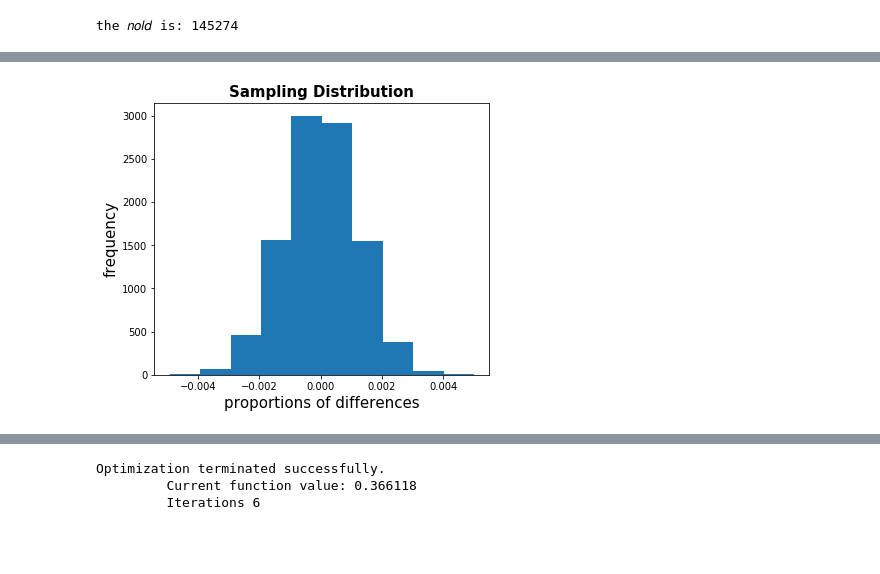
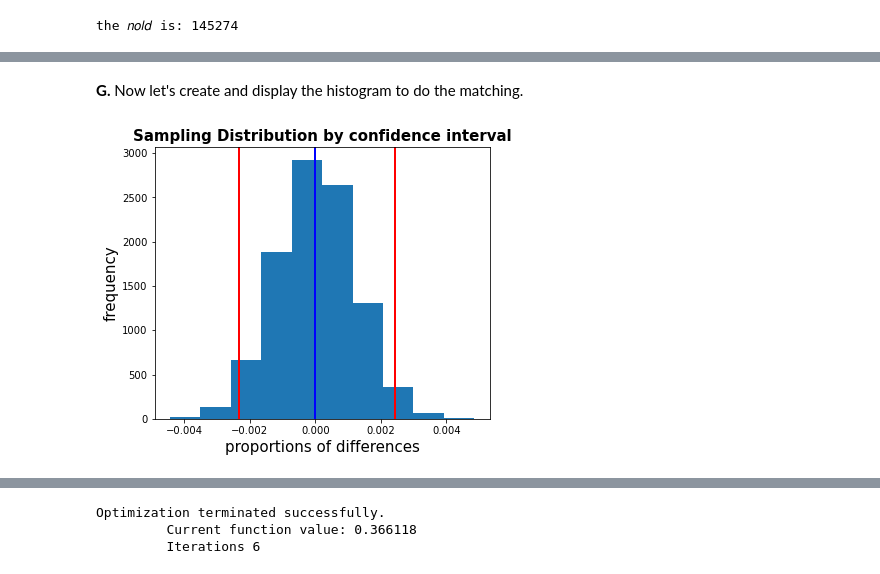
Before and after one commit to medons87/-Udacity_Analyze_A-B_Test_Results, a Jupyter notebook: Analyze_ab_test_results.ipynb, the cells around one changed output, grey strips where cells are left out. Drawn from its saved outputs; the diff is of its cells as text; code cells hidden in the pictures; blank space fills up the shorter version.

```diff
--- a/Analyze_ab_test_results.ipynb
+++ b/Analyze_ab_test_results.ipynb
@@ -281,0 +365,3 @@ Use the cells below to provide the necessary parts of this simulation.  You can
+# %%
+p_new_page = (df2.loc[df['group']=='treatment'].landing_page == 'new_page').mean()
+print('The probability that an individual received the new page is: {}'.format(p_new_page))
@@ -311,4 +487,8 @@ Simulate $n_{new}$ transactions with a conversion rate of $p_{new}$ under the nu
 # %%
-# Simulate a Sample for the treatment Group
-sample_new_page = np.random.choice([1,0], size=n_new, p=[p_new, 1-p_new], replace= True)
-sample_new_page
+# Sampling distribution
+p_diffs = []
+
+for i in range(10000):
+    sample_new_page = np.random.choice([1, 0], size=n_new, p=[p_new, 1-p_new], replace= True)
+    sample_old_page = np.random.choice([1, 0], size=n_old, p=[p_old, 1-p_old], replace= True)
+    p_diffs.append(sample_new_page.mean() - sample_old_page.mean())
@@ -344,8 +494,0 @@ Re-create `new_page_converted` and `old_page_converted` and find the $(p{'}_{new
-# %%
-# Sampling distribution
-p_diffs = []
-
-for i in range(10000):
-    sample_new_page = np.random.choice([1, 0], size=n_new, p=[p_new, (1-p_new)])
-    sample_old_page = np.random.choice([1, 0], size=n_old, p=[p_old, (1-p_old)])
-    p_diffs.append(sample_new_page.mean() - sample_old_page.mean())
@@ -355,11 +501,18 @@ Plot a histogram of the **p_diffs**.  Does this plot look like what you expected
+# %%
+p_diffs = np.array(p_diffs) # convert to numpy array
+
+low, high = np.percentile(p_diffs, 2.5), np.percentile(p_diffs, 97.5)
+# %% [markdown]
+**G.** Now let's create and display the histogram to do the matching.
 # %%
-p_diffs = np.array(p_diffs) # convert to numpy array
-
-#Look at the sampling distribution through the histogram
+#Looking at the sampling distribution through the histogram
 plt.figure(figsize=(6,5))
 plt.hist(p_diffs)
-plt.title('Sampling Distribution', fontsize=15, fontweight="bold")
+plt.title('Sampling Distribution by confidence interval', fontsize=15, fontweight="bold")
 plt.xlabel('proportions of differences', fontsize=15)
-plt.ylabel('frequency', fontsize=15);
+plt.ylabel('frequency', fontsize=15)
+plt.axvline(x= low, color= 'r', linewidth= 2)
+plt.axvline(x= high, color= 'r', linewidth= 2)
+plt.axvline(x= 0, color= 'b', linewidth= 2);
 # %% [output]
-[figure, old version]
+[figure, new version]
```
Also changed, not shown: parts of 185 cells of this notebook.
